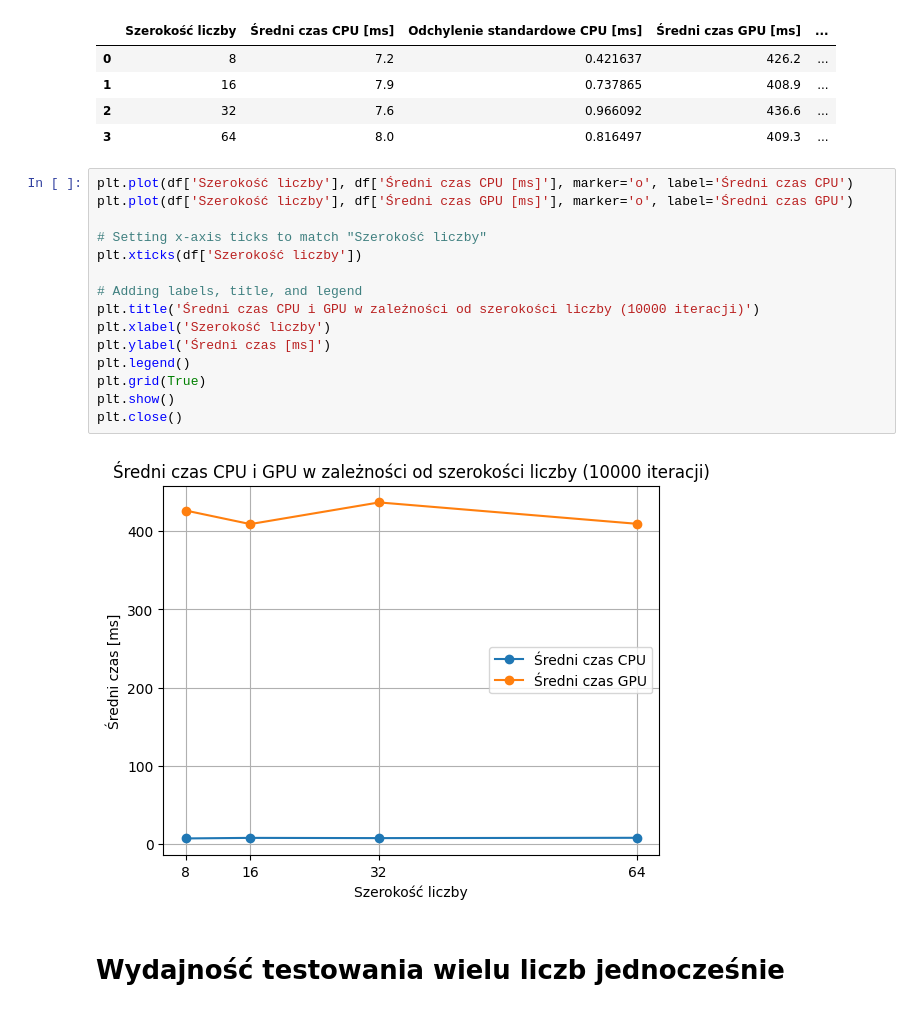
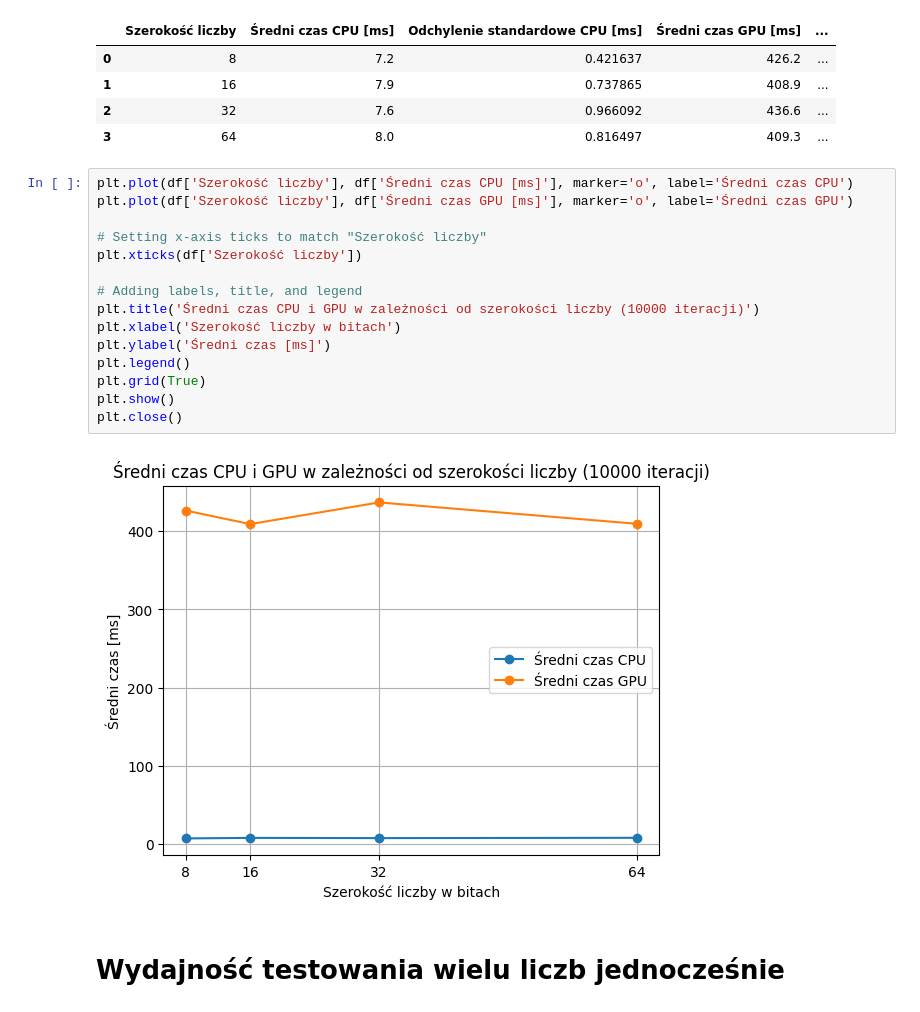
Before and after one commit to Mazako/AO_proj, a Jupyter notebook: PYTHON_ANALYZE/analyze.ipynb, the cells around one changed output. Drawn from its saved outputs; the diff is of its cells as text.

```diff
--- a/PYTHON_ANALYZE/analyze.ipynb
+++ b/PYTHON_ANALYZE/analyze.ipynb
@@ -53,20 +53,20 @@ df
 # %%
 plt.plot(df['Szerokość liczby'], df['Średni czas CPU [ms]'], marker='o', label='Średni czas CPU')
 plt.plot(df['Szerokość liczby'], df['Średni czas GPU [ms]'], marker='o', label='Średni czas GPU')
 
 # Setting x-axis ticks to match "Szerokość liczby"
 plt.xticks(df['Szerokość liczby'])
 
 # Adding labels, title, and legend
 plt.title('Średni czas CPU i GPU w zależności od szerokości liczby (10000 iteracji)')
-plt.xlabel('Szerokość liczby')
+plt.xlabel('Szerokość liczby w bitach')
 plt.ylabel('Średni czas [ms]')
 plt.legend()
 plt.grid(True)
 plt.show()
 plt.close()
 # %% [output]
-[figure, old version]
+[figure, new version]
 # %% [markdown]
 # Wydajność testowania wielu liczb jednocześnie
 # %%
```
